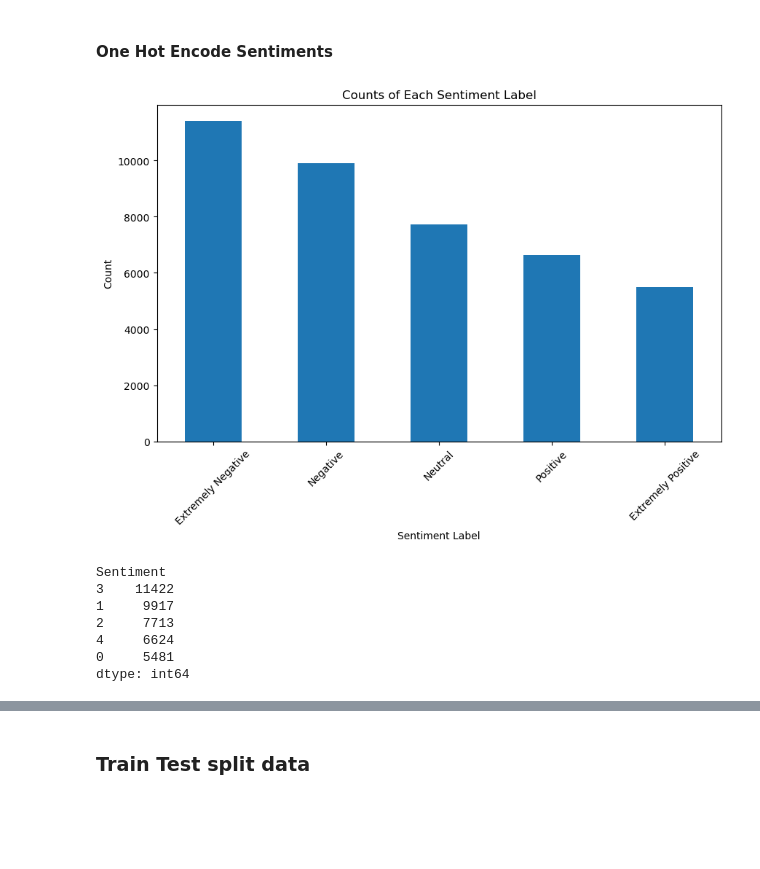
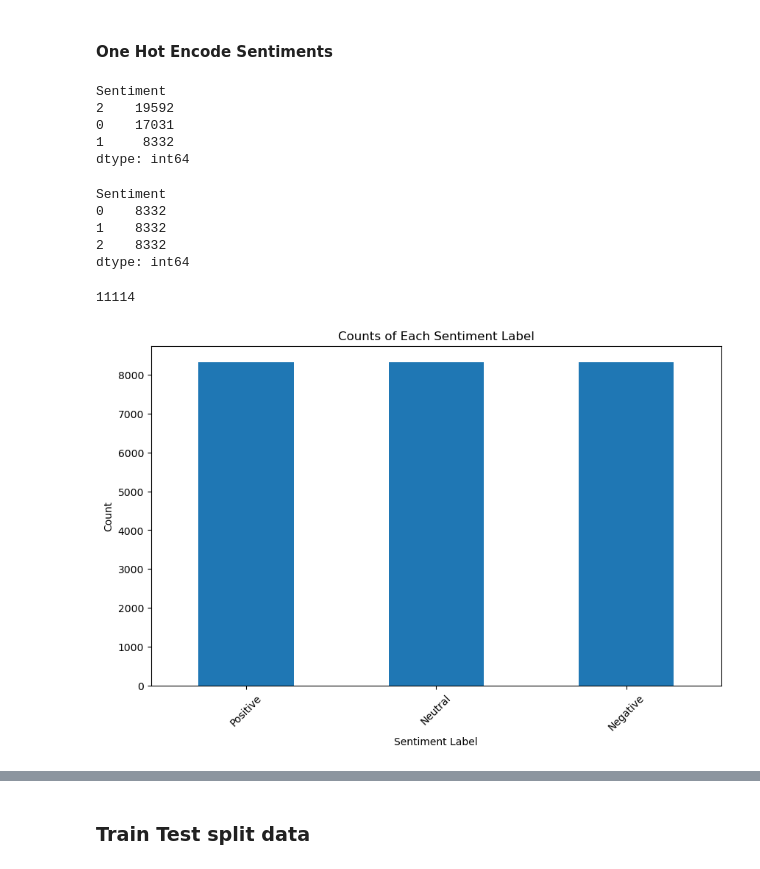
Before and after one commit to katielaird/ML_Lab_7, a Jupyter notebook: Will.ipynb, the cells around one changed output, grey strips where cells are left out. Saved outputs shown, nothing was run; the diff lists cells and outputs as text; code cells hidden in the pictures; blank space fills up the shorter version.

```diff
--- a/Will.ipynb
+++ b/Will.ipynb
@@ -53,34 +54,67 @@ Extremely Negative     5481
 dtype: int64
 # %% [markdown]
 #### One Hot Encode Sentiments
+# %%
+df = pd.read_csv("Datasets/Corona_NLP.csv",encoding='latin1')
+df['OriginalTweet'] = df['OriginalTweet'].apply(clean_tweet)
+
+df['Sentiment'] = df['Sentiment'].replace('Extremely Negative', 0)
+df['Sentiment'] = df['Sentiment'].replace('Negative', 0)
+df['Sentiment'] = df['Sentiment'].replace('Neutral', 1)
+df['Sentiment'] = df['Sentiment'].replace('Positive', 2)
+df['Sentiment'] = df['Sentiment'].replace('Extremely Positive', 2)
+
+print (df.value_counts('Sentiment'))
+# %% [output]
+Sentiment
+2    19592
+0    17031
+1     8332
+dtype: int64
+# %%
+df_negative = df[df['Sentiment'] == 0]
+df_neutral = df[df['Sentiment'] == 1]
+df_positive = df[df['Sentiment'] == 2]
+
+df_negative_sampled = df_negative.sample(n=min(8332, len(df_negative)), random_state=42)
+df_neutral_sampled = df_neutral.sample(n=min(8332, len(df_neutral)), random_state=42)
+df_positive_sampled = df_positive.sample(n=min(8332, len(df_positive)), random_state=42)
+
+# Concatenate the sampled dataframes
+df_undersampled = pd.concat([df_negative_sampled, df_neutral_sampled, df_positive_sampled])
+
+# Optionally, shuffle the dataframe
+df_undersampled = df_undersampled.sample(frac=1, random_state=42).reset_index(drop=True)
+
+df = df_undersampled
+
+df.value_counts('Sentiment')
+# %% [output]
+Sentiment
+0    8332
+1    8332
+2    8332
+dtype: int64
+# %%
+
+#delete the negative, neutral, positive, and undersampled dataframes to help with memory
+del df_negative, df_neutral, df_positive, df_negative_sampled, df_neutral_sampled, df_positive_sampled, df_undersampled
+
+gc.collect()
+# %% [output]
+11114
 # %%
-# One Hot Encoding of the sentiments changing Extremely Negative to 0 and Extremely Positive to 4
-df['Sentiment'] = df['Sentiment'].replace('Extremely Negative', 0)
-df['Sentiment'] = df['Sentiment'].replace('Negative', 1)
-df['Sentiment'] = df['Sentiment'].replace('Neutral', 2)
-df['Sentiment'] = df['Sentiment'].replace('Positive', 3)
-df['Sentiment'] = df['Sentiment'].replace('Extremely Positive', 4)
-
 import matplotlib.pyplot as plt
 
 label_counts = df['Sentiment'].value_counts()
 
 # Create a bar chart
 plt.figure(figsize=(10, 6))
 label_counts.plot(kind='bar')
 plt.title('Counts of Each Sentiment Label')
 plt.xlabel('Sentiment Label')
 plt.ylabel('Count')
-plt.xticks(ticks=[0, 1, 2, 3, 4], labels=['Extremely Negative', 'Negative', 'Neutral', 'Positive', 'Extremely Positive'], rotation=45)
+plt.xticks(ticks=[0, 1, 2], labels=['Positive', 'Neutral', 'Negative'], rotation=45)
 plt.show()
-
-df.value_counts('Sentiment')
 # %% [output]
-[figure, old version]
+[figure, new version]
-Sentiment
-3    11422
-1     9917
-2     7713
-4     6624
-0     5481
-dtype: int64
```
Also changed, not shown: parts of 9 cells of this notebook.
